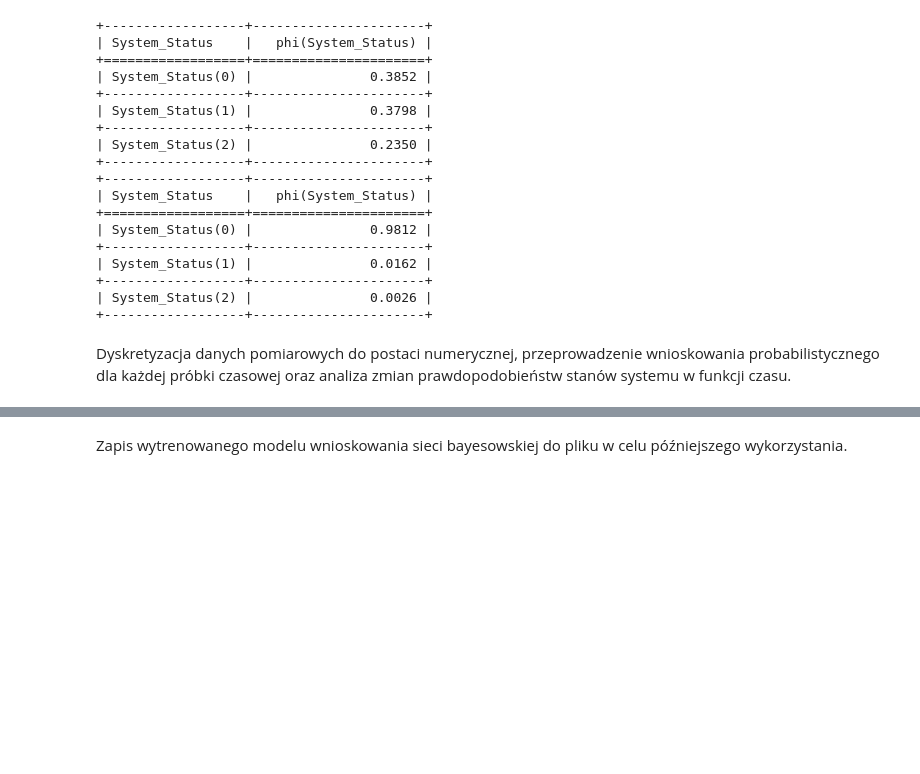
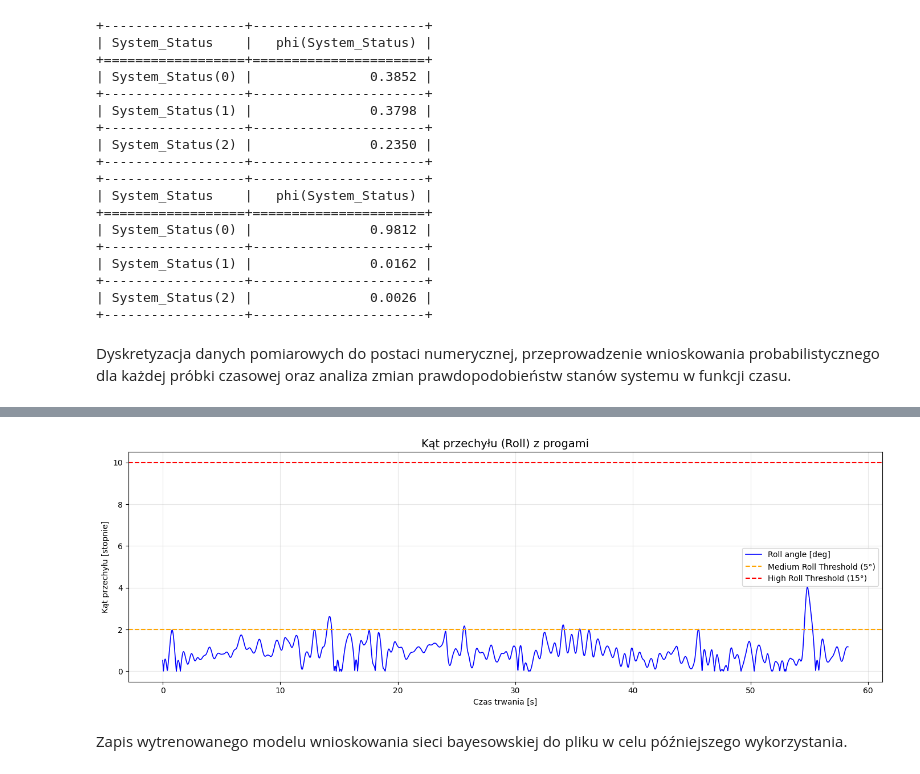
Before and after one commit to tygrysiatkomale/Inzynierka, a Jupyter notebook: data_preparation_and_model_training.ipynb, the cells around one changed output, grey strips where cells are left out. Drawn from its saved outputs; the diff is of its cells as text; code cells hidden in the pictures; blank space fills up the shorter version.

```diff
--- a/data_preparation_and_model_training.ipynb
+++ b/data_preparation_and_model_training.ipynb
@@ -413,3 +392,27 @@ plt.show()
+# %%
+plt.figure(figsize=(14, 5))
+
+plt.plot(
+    time_rel,
+    df_imu['roll'],
+    color='blue',
+    linewidth=1.2,
+    label='Roll angle [deg]'
+)
+
+plt.axhline(y=2, color='orange', linestyle='--', label='Medium Roll Threshold (5°)')
+plt.axhline(y=10, color='red', linestyle='--', label='High Roll Threshold (15°)')
+
+plt.title('Kąt przechyłu (Roll) z progami', fontsize=14)
+plt.xlabel('Czas trwania [s]')
+plt.ylabel('Kąt przechyłu [stopnie]')
+plt.grid(True, alpha=0.3)
+plt.legend()
+
+plt.tight_layout()
+plt.show()
+# %% [output]
+[figure, added]
 # %% [markdown]
 Zapis wytrenowanego modelu wnioskowania sieci bayesowskiej do pliku w celu późniejszego wykorzystania.
 # %%
```
Also changed, not shown: parts of 8 cells of this notebook, 2 other files.
